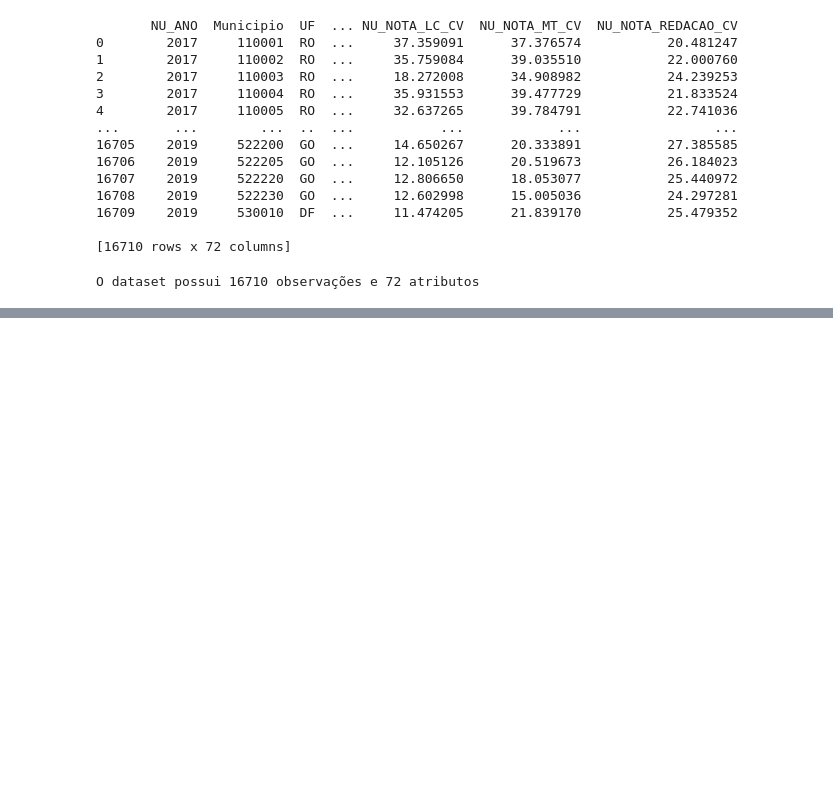
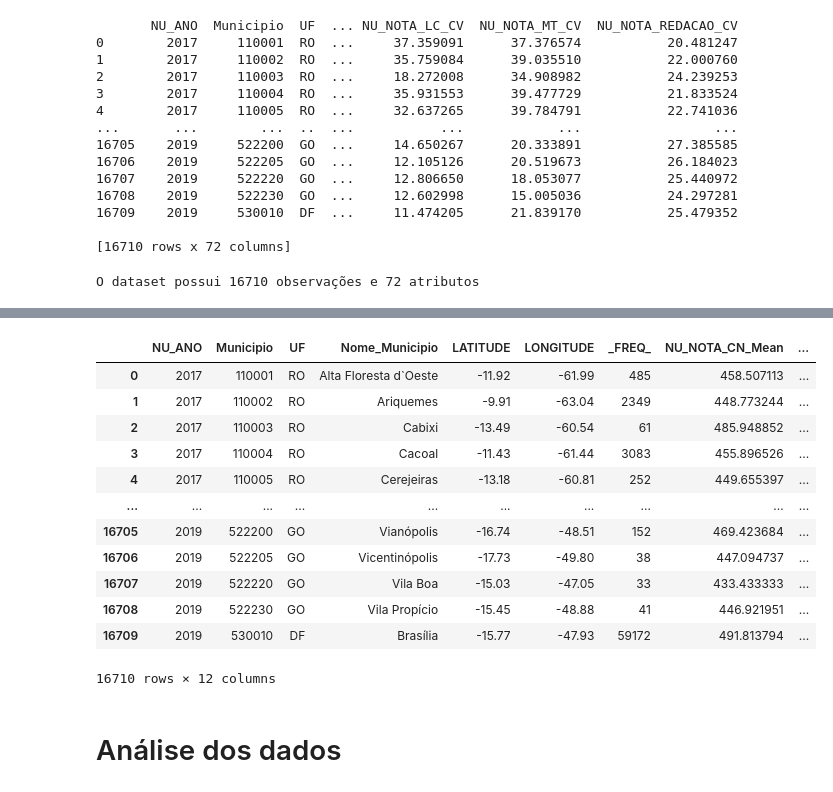
Before and after one commit to leandrorodor/PGR-IESB-P9039-CDNA-20203, a Jupyter notebook: lab05.ipynb, the cells around one changed output, grey strips where cells are left out. Saved outputs shown, nothing was run; the diff lists cells and outputs as text; code cells hidden in the pictures; blank space fills up the shorter version.

```diff
--- a/lab05.ipynb
+++ b/lab05.ipynb
@@ -46,2 +81,40 @@ enem.head()
 # %%
 # Descatar colunas que não serão utilizadas no projeto
+# %%
+enem_alt_02 = enem_alt_01.drop(['NU_NOTA_CN_StdDev',
+       'NU_NOTA_CH_StdDev', 'NU_NOTA_LC_StdDev', 'NU_NOTA_MT_StdDev',
+       'NU_NOTA_REDACAO_StdDev', 'NU_NOTA_CN_Min', 'NU_NOTA_CH_Min',
+       'NU_NOTA_LC_Min', 'NU_NOTA_MT_Min', 'NU_NOTA_REDACAO_Min',
+       'NU_NOTA_CN_Max', 'NU_NOTA_CH_Max', 'NU_NOTA_LC_Max', 'NU_NOTA_MT_Max',
+       'NU_NOTA_REDACAO_Max', 'NU_NOTA_CN_N', 'NU_NOTA_CH_N', 'NU_NOTA_LC_N',
+       'NU_NOTA_MT_N', 'NU_NOTA_REDACAO_N', 'NU_NOTA_CN_P10', 'NU_NOTA_CH_P10',
+       'NU_NOTA_LC_P10', 'NU_NOTA_MT_P10', 'NU_NOTA_REDACAO_P10',
+       'NU_NOTA_CN_Q1', 'NU_NOTA_CH_Q1', 'NU_NOTA_LC_Q1', 'NU_NOTA_MT_Q1',
+       'NU_NOTA_REDACAO_Q1', 'NU_NOTA_CN_Median', 'NU_NOTA_CH_Median',
+       'NU_NOTA_LC_Median', 'NU_NOTA_MT_Median', 'NU_NOTA_REDACAO_Median',
+       'NU_NOTA_CN_Q3', 'NU_NOTA_CH_Q3', 'NU_NOTA_LC_Q3', 'NU_NOTA_MT_Q3',
+       'NU_NOTA_REDACAO_Q3', 'NU_NOTA_CN_P90', 'NU_NOTA_CH_P90',
+       'NU_NOTA_LC_P90', 'NU_NOTA_MT_P90', 'NU_NOTA_REDACAO_P90',
+       'NU_NOTA_CN_P95', 'NU_NOTA_CH_P95', 'NU_NOTA_LC_P95', 'NU_NOTA_MT_P95',
+       'NU_NOTA_REDACAO_P95', 'NU_NOTA_CN_P99', 'NU_NOTA_CH_P99',
+       'NU_NOTA_LC_P99', 'NU_NOTA_MT_P99', 'NU_NOTA_REDACAO_P99',
+       'NU_NOTA_CN_CV', 'NU_NOTA_CH_CV', 'NU_NOTA_LC_CV', 'NU_NOTA_MT_CV',
+       'NU_NOTA_REDACAO_CV'], axis=1)
+# %%
+enem_alt_02
+# %% [output]
+|  | NU_ANO | Municipio | UF | Nome_Municipio | LATITUDE | LONGITUDE | _FREQ_ | NU_NOTA_CN_Mean | ... |
+| 0 | 2017 | 110001 | RO | Alta Floresta d`Oeste | -11.92 | -61.99 | 485 | 458.507113 | ... |
+| 1 | 2017 | 110002 | RO | Ariquemes | -9.91 | -63.04 | 2349 | 448.773244 | ... |
+| 2 | 2017 | 110003 | RO | Cabixi | -13.49 | -60.54 | 61 | 485.948852 | ... |
+| 3 | 2017 | 110004 | RO | Cacoal | -11.43 | -61.44 | 3083 | 455.896526 | ... |
+| 4 | 2017 | 110005 | RO | Cerejeiras | -13.18 | -60.81 | 252 | 449.655397 | ... |
+| ... | ... | ... | ... | ... | ... | ... | ... | ... | ... |
+| 16705 | 2019 | 522200 | GO | Vianópolis | -16.74 | -48.51 | 152 | 469.423684 | ... |
+| 16706 | 2019 | 522205 | GO | Vicentinópolis | -17.73 | -49.80 | 38 | 447.094737 | ... |
+| 16707 | 2019 | 522220 | GO | Vila Boa | -15.03 | -47.05 | 33 | 433.433333 | ... |
+| 16708 | 2019 | 522230 | GO | Vila Propício | -15.45 | -48.88 | 41 | 446.921951 | ... |
+| 16709 | 2019 | 530010 | DF | Brasília | -15.77 | -47.93 | 59172 | 491.813794 | ... |
+16710 rows × 12 columns
+# %% [markdown]
+# Análise dos dados
```
Also changed, not shown: parts of 13 cells of this notebook.
